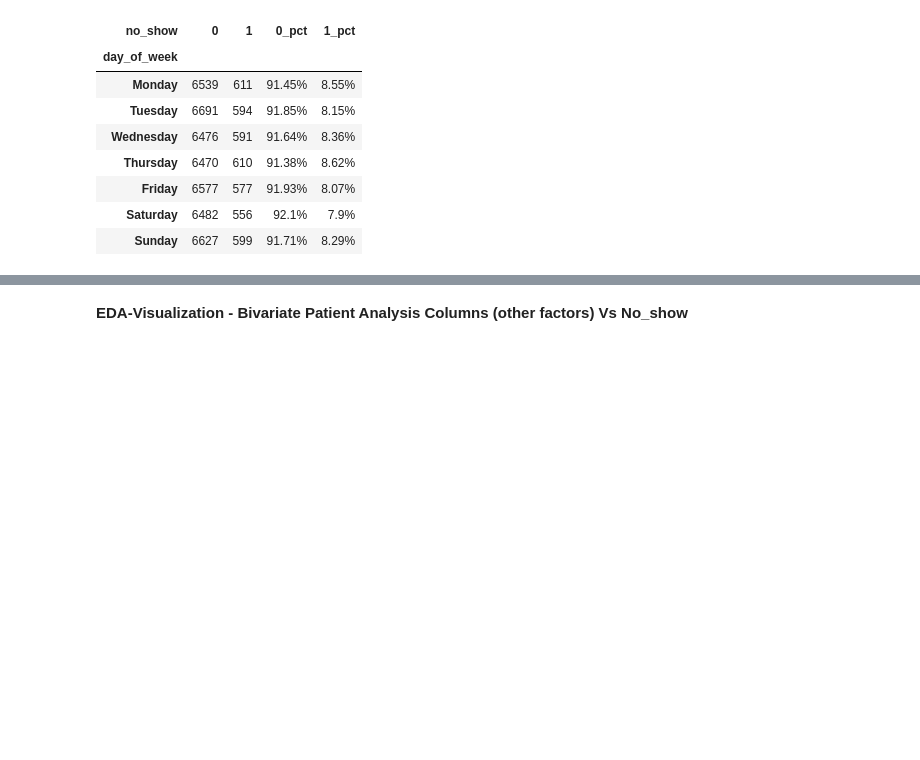
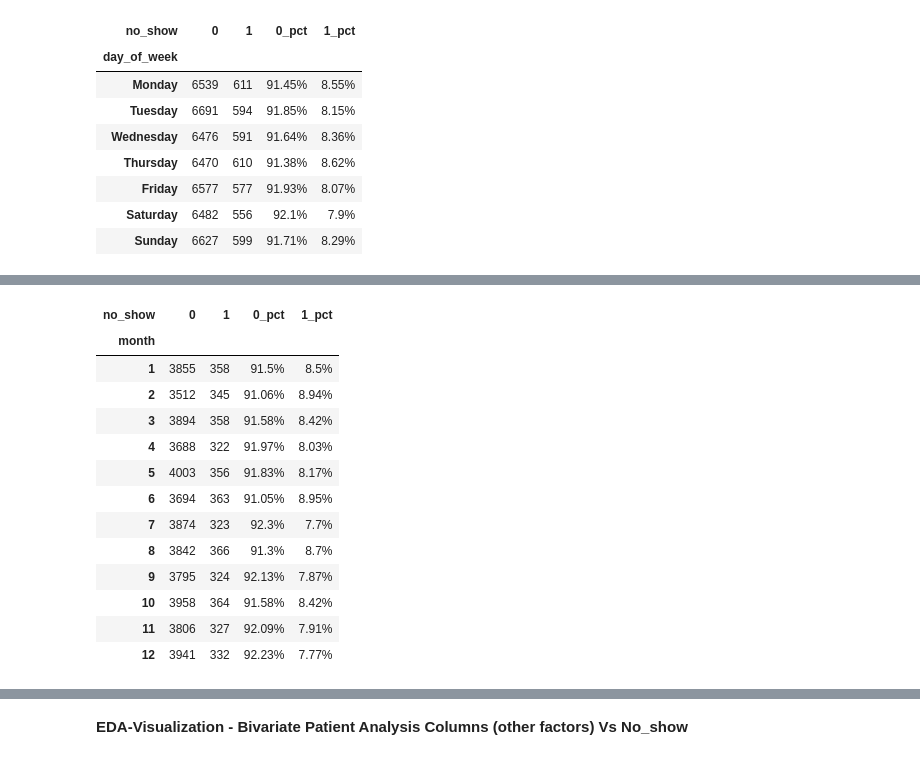
Before and after one commit to akashcstech/Health_Care_No_Show_Data_Analysis, a Jupyter notebook: Data_clean.ipynb, the cells around one changed output, grey strips where cells are left out. Drawn from its saved outputs; the diff is of its cells as text; code cells hidden in the pictures; blank space fills up the shorter version.

Commit message:
No-Show Rate (%) by Months

```diff
--- a/Data_clean.ipynb
+++ b/Data_clean.ipynb
@@ -1265,3 +1260,7 @@ view_downs.reindex(week_sorter)
 | Friday | 6577 | 577 | 91.93% | 8.07% |
 | Saturday | 6482 | 556 | 92.1% | 7.9% |
 | Sunday | 6627 | 599 | 91.71% | 8.29% |
+# %%
+#months_vs_no_show
+mns = pd.crosstab(pdf2['month'], pdf['no_show'])
+mns
@@ -1267,0 +1282,22 @@ view_downs.reindex(week_sorter)
+# %%
+mnss = pd.crosstab(pdf2['month'], pdf['no_show'], normalize='index') * 100
+mns[['0_pct', '1_pct']] = mnss.round(2)
+mns
+view_mns = mns.copy()
+view_mns[['0_pct', '1_pct']] = view_mns[['0_pct', '1_pct']].astype(str) + '%'
+view_mns
+# %% [output]
+| no_show | 0 | 1 | 0_pct | 1_pct |
+| month |  |  |  |  |
+| 1 | 3855 | 358 | 91.5% | 8.5% |
+| 2 | 3512 | 345 | 91.06% | 8.94% |
+| 3 | 3894 | 358 | 91.58% | 8.42% |
+| 4 | 3688 | 322 | 91.97% | 8.03% |
+| 5 | 4003 | 356 | 91.83% | 8.17% |
+| 6 | 3694 | 363 | 91.05% | 8.95% |
+| 7 | 3874 | 323 | 92.3% | 7.7% |
+| 8 | 3842 | 366 | 91.3% | 8.7% |
+| 9 | 3795 | 324 | 92.13% | 7.87% |
+| 10 | 3958 | 364 | 91.58% | 8.42% |
+| 11 | 3806 | 327 | 92.09% | 7.91% |
+| 12 | 3941 | 332 | 92.23% | 7.77% |
```
Also changed, not shown: parts of 6 cells of this notebook, 1 other file.
